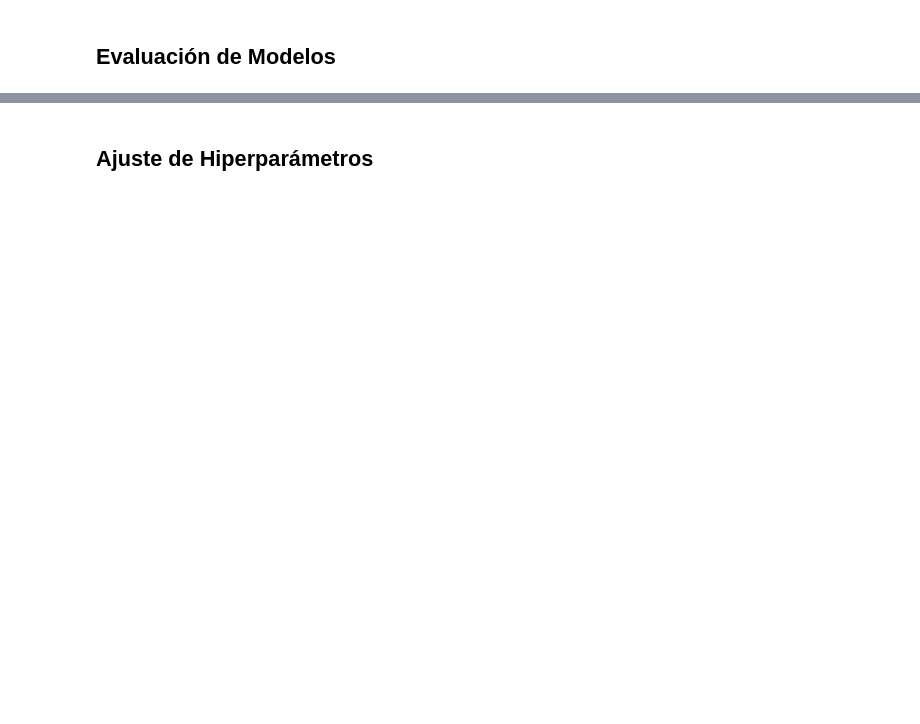
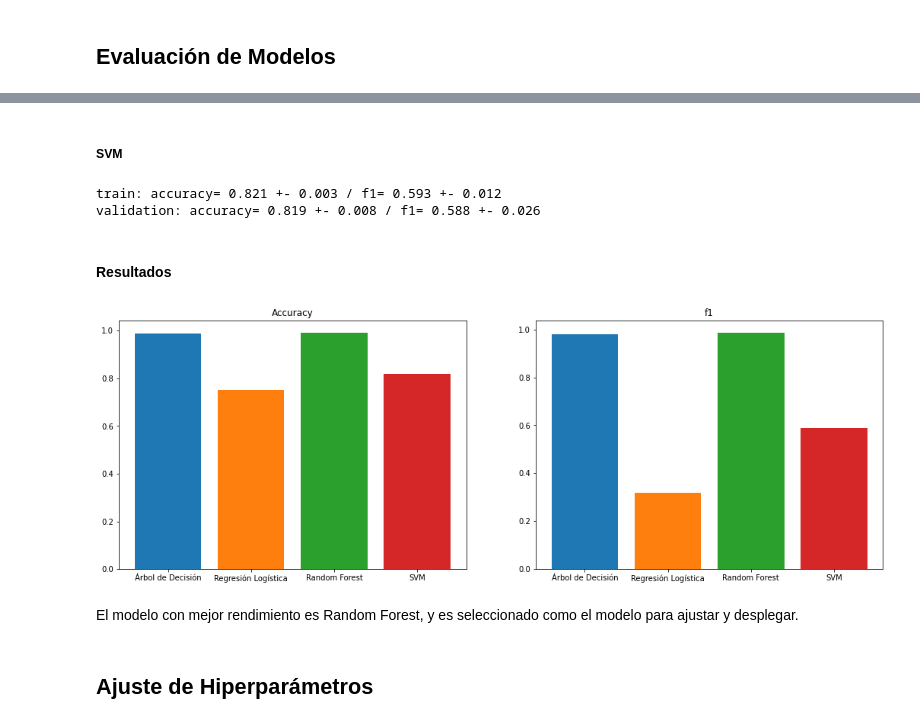
Before and after one commit to german-arq/MIA-Electiva2-ProyectoFinal, a Jupyter notebook: Electiva2-ProyectoFinal.ipynb, the cells around one changed output, grey strips where cells are left out. Drawn from its saved outputs; the diff is of its cells as text; code cells hidden in the pictures; blank space fills up the shorter version.

```diff
--- a/Electiva2-ProyectoFinal.ipynb
+++ b/Electiva2-ProyectoFinal.ipynb
@@ -146,0 +338,13 @@ plt.show()
+# %%
+validation_pipeline_rf = Pipeline(
+    [
+        ("Pipeline de preprocesamiento", columns_transformer),
+        ("Modelo de predicción (Regresión Logistica)", model_rf)
+    ]
+)
+# %%
+results_rf = cross_validate(validation_pipeline_rf,
+                        X_train, y_train, cv=10,
+                         return_train_score=True,
+                         scoring=["accuracy", "f1"]
+                        )
@@ -147,2 +356,37 @@ plt.show()
+# %% [markdown]
+##### SVM
+# %%
+validation_pipeline_svm = Pipeline(
+    [
+        ("Pipeline de preprocesamiento", columns_transformer),
+        ("Modelo de predicción (Regresión Logistica)", model_svm)
+    ]
+)
+# %%
+results_svm = cross_validate(validation_pipeline_svm,
+                        X_train, y_train, cv=10,
+                         return_train_score=True,
+                         scoring=["accuracy", "f1"]
+                        )
+# %%
+results_cv(results_svm)
+# %% [output]
+train: accuracy= 0.821 +- 0.003 / f1= 0.593 +- 0.012
+validation: accuracy= 0.819 +- 0.008 / f1= 0.588 +- 0.026
+# %% [markdown]
+#### Resultados
+# %%
+#plt.figure(figsize=(12, 6))
+fig, ax = plt.subplots(1, 2, figsize=(18, 6))
+ax[0].bar(x=["Árbol de Decisión", "Regresión Logística", "Random Forest", "SVM"], height=[results_dtc['test_accuracy'].mean(), results_rl['test_accuracy'].mean(), results_rf['test_accuracy'].mean(), results_svm['test_accuracy'].mean()], color=["#1f77b4", "#ff7f0e", "#2ca02c", "#d62728"])
+ax[0].set_title("Accuracy")
+
+ax[1].bar(x=["Árbol de Decisión", "Regresión Logística", "Random Forest", "SVM"], height=[results_dtc['test_f1'].mean(), results_rl['test_f1'].mean(), results_rf['test_f1'].mean(), results_svm['test_f1'].mean()], color=["#1f77b4", "#ff7f0e", "#2ca02c", "#d62728"])
+ax[1].set_title("f1")
+plt.show()
+# %% [output]
+[figure, added]
+# %% [markdown]
+El modelo con mejor rendimiento es Random Forest, y es seleccionado como el modelo para ajustar y desplegar.
 # %% [markdown]
 ## Ajuste de Hiperparámetros
```
Also changed, not shown: parts of 58 cells of this notebook, 2 other files.
